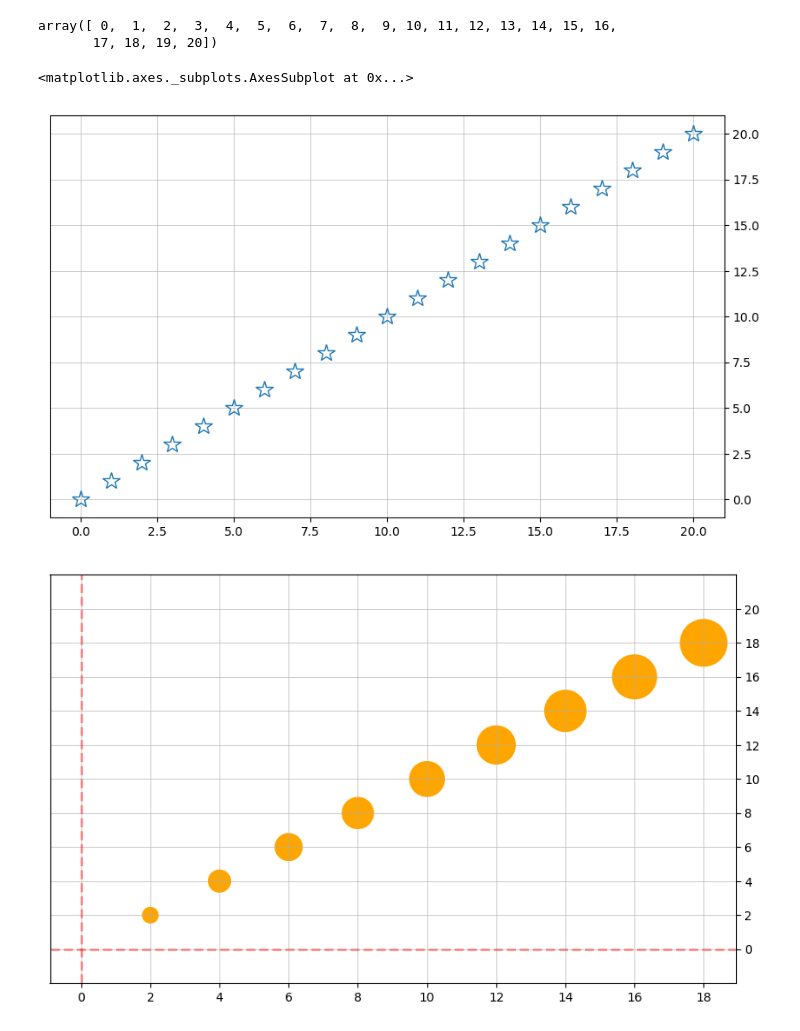
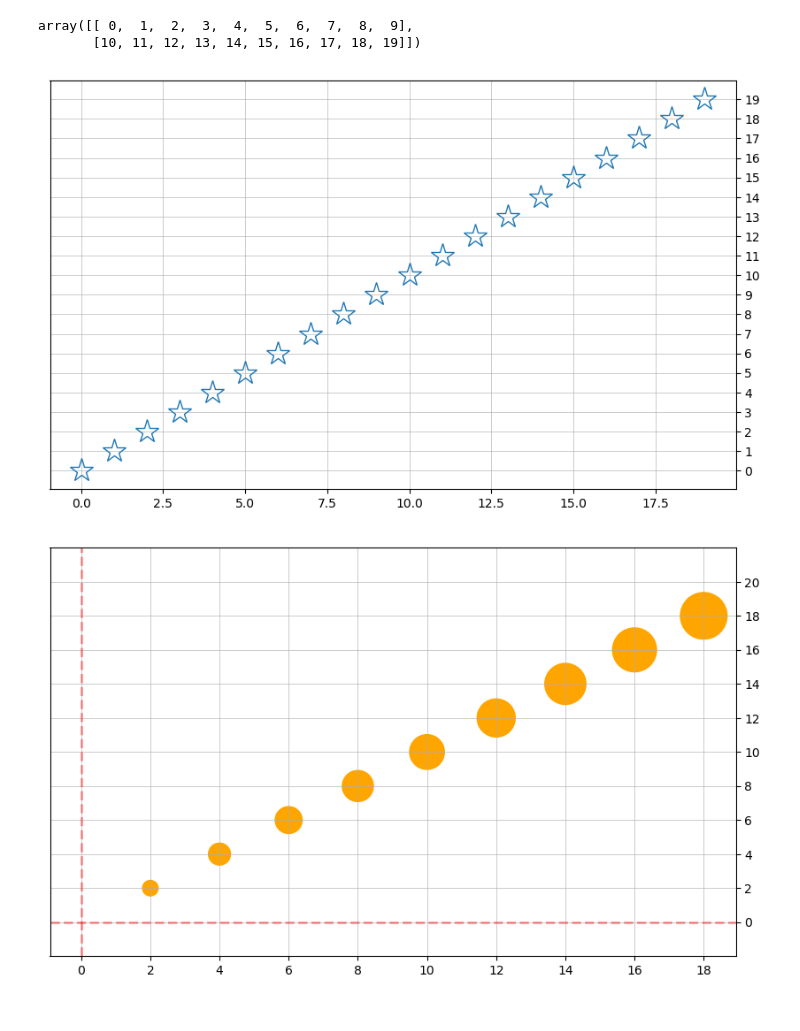
Before and after one commit to esvhd/kids, a Jupyter notebook: numbers.ipynb, the cells around one changed output. Drawn from its saved outputs; the diff is of its cells as text; code cells hidden in the pictures.

```diff
--- a/numbers.ipynb
+++ b/numbers.ipynb
@@ -4,19 +4,19 @@ import numpy as np
 import pandas as pd
 import matplotlib.pyplot as plt
 # %%
-num = np.arange(21)
+num = np.arange(20)
-# %%
-num
-# %% [output]
-array([ 0,  1,  2,  3,  4,  5,  6,  7,  8,  9, 10, 11, 12, 13, 14, 15, 16,
-       17, 18, 19, 20])
+# %%
+num.reshape((2,-1))
+# %% [output]
+array([[ 0,  1,  2,  3,  4,  5,  6,  7,  8,  9],
+       [10, 11, 12, 13, 14, 15, 16, 17, 18, 19]])
 # %%
 s = pd.Series(num)
 # %%
-s.plot(ls='', marker='*', mfc='none', ms=15, figsize=(10, 6))
+ax = s.plot(ls='', marker='*', mfc='none', ms=20, figsize=(10, 6))
+_ = ax.set_yticks(s)
 # %% [output]
-<matplotlib.axes._subplots.AxesSubplot at 0x...>
-[figure, old version]
+[figure, new version]
 # %%
 s = np.arange(0, 20, 2)
 plt.figure(figsize=(10, 6))
```
Also changed, not shown: parts of 7 cells of this notebook, 1 other file.
